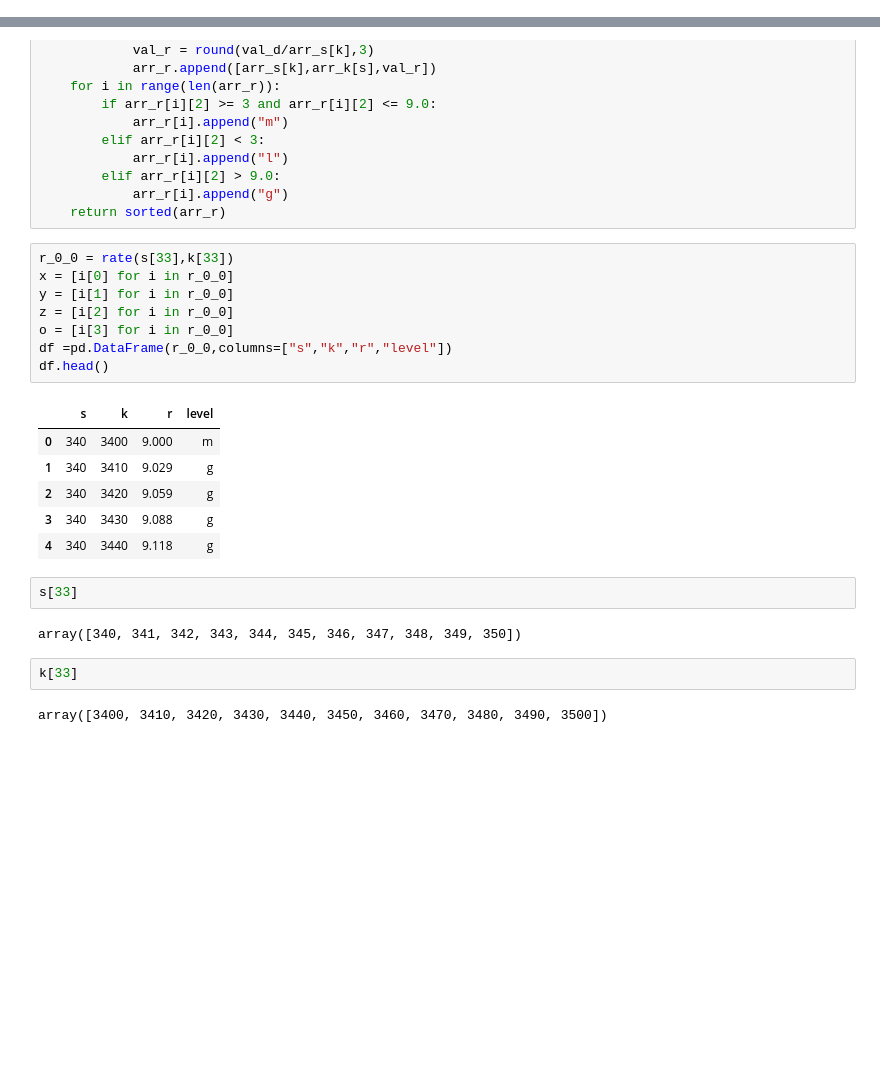
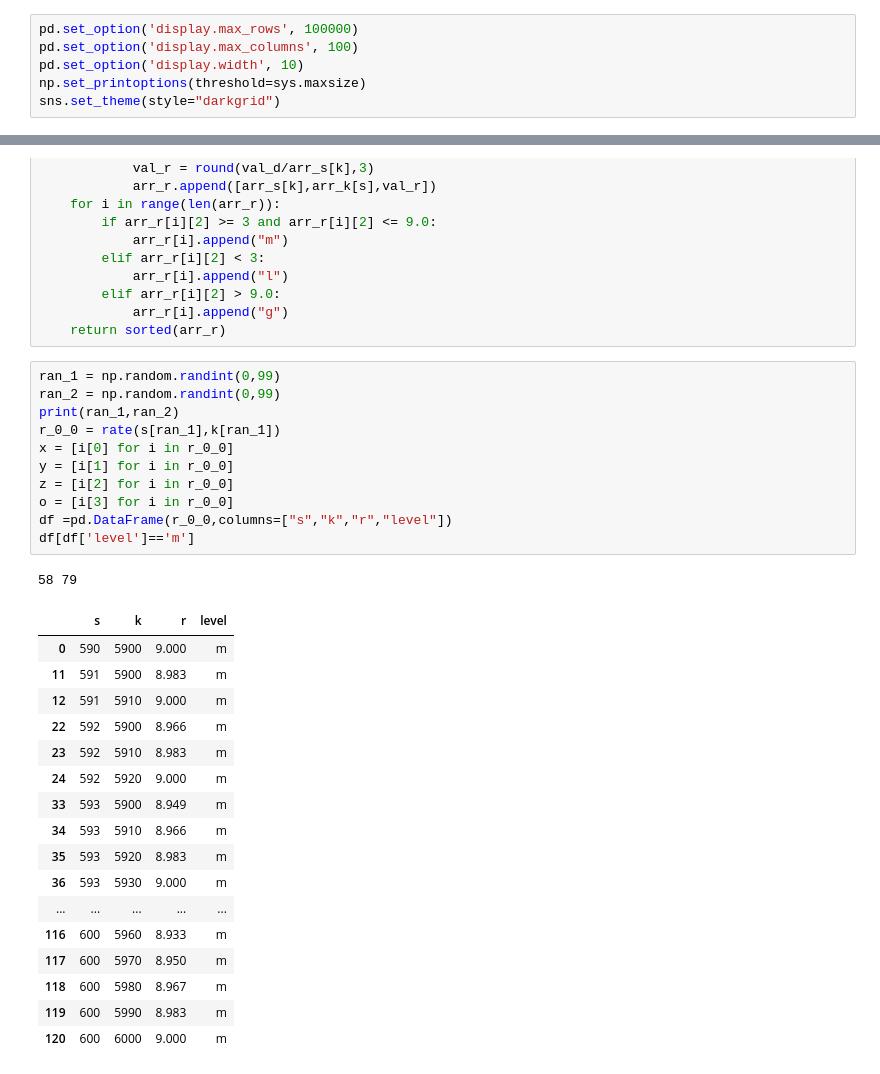
Before and after one commit to JuraIsUnavaliableFromGin/OnRandomnessAndTidalWaves, a Jupyter notebook: x-and-y-unmathly-bridges.ipynb, the cells around one changed output, grey strips where cells are left out. Saved outputs shown, nothing was run; the diff lists cells and outputs as text; blank space fills up the shorter version.

```diff
--- a/x-and-y-unmathly-bridges.ipynb
+++ b/x-and-y-unmathly-bridges.ipynb
@@ -8,6 +10,12 @@ import matplotlib as mpl
 import pandas as pd
 # %%
 import matplotlib.pyplot as plt
+# %%
+pd.set_option('display.max_rows', 100000)
+pd.set_option('display.max_columns', 100)
+pd.set_option('display.width', 10)
+np.set_printoptions(threshold=sys.maxsize)
+sns.set_theme(style="darkgrid")
 # %%
 def gen_s():
     s = []
@@ -39,25 +47,32 @@ def rate(arr_s,arr_k):
             arr_r[i].append("g")
     return sorted(arr_r)
 # %%
-r_0_0 = rate(s[33],k[33])
+ran_1 = np.random.randint(0,99)
+ran_2 = np.random.randint(0,99)
+print(ran_1,ran_2)
+r_0_0 = rate(s[ran_1],k[ran_1])
 x = [i[0] for i in r_0_0]
 y = [i[1] for i in r_0_0]
 z = [i[2] for i in r_0_0]
 o = [i[3] for i in r_0_0]
 df =pd.DataFrame(r_0_0,columns=["s","k","r","level"])
-df.head()
+df[df['level']=='m']
 # %% [output]
+58 79
 |  | s | k | r | level |
-| 0 | 340 | 3400 | 9.000 | m |
-| 1 | 340 | 3410 | 9.029 | g |
-| 2 | 340 | 3420 | 9.059 | g |
-| 3 | 340 | 3430 | 9.088 | g |
-| 4 | 340 | 3440 | 9.118 | g |
+| 0 | 590 | 5900 | 9.000 | m |
+| 11 | 591 | 5900 | 8.983 | m |
+| 12 | 591 | 5910 | 9.000 | m |
+| 22 | 592 | 5900 | 8.966 | m |
+| 23 | 592 | 5910 | 8.983 | m |
+| 24 | 592 | 5920 | 9.000 | m |
+| 33 | 593 | 5900 | 8.949 | m |
+| 34 | 593 | 5910 | 8.966 | m |
+| 35 | 593 | 5920 | 8.983 | m |
+| 36 | 593 | 5930 | 9.000 | m |
+| ... | ... | ... | ... | ... |
+| 116 | 600 | 5960 | 8.933 | m |
+| 117 | 600 | 5970 | 8.950 | m |
+| 118 | 600 | 5980 | 8.967 | m |
+| 119 | 600 | 5990 | 8.983 | m |
+| 120 | 600 | 6000 | 9.000 | m |
-# %%
-s[33]
-# %% [output]
-array([340, 341, 342, 343, 344, 345, 346, 347, 348, 349, 350])
-# %%
-k[33]
-# %% [output]
-array([3400, 3410, 3420, 3430, 3440, 3450, 3460, 3470, 3480, 3490, 3500])
```
Also changed, not shown: parts of 7 cells of this notebook.
